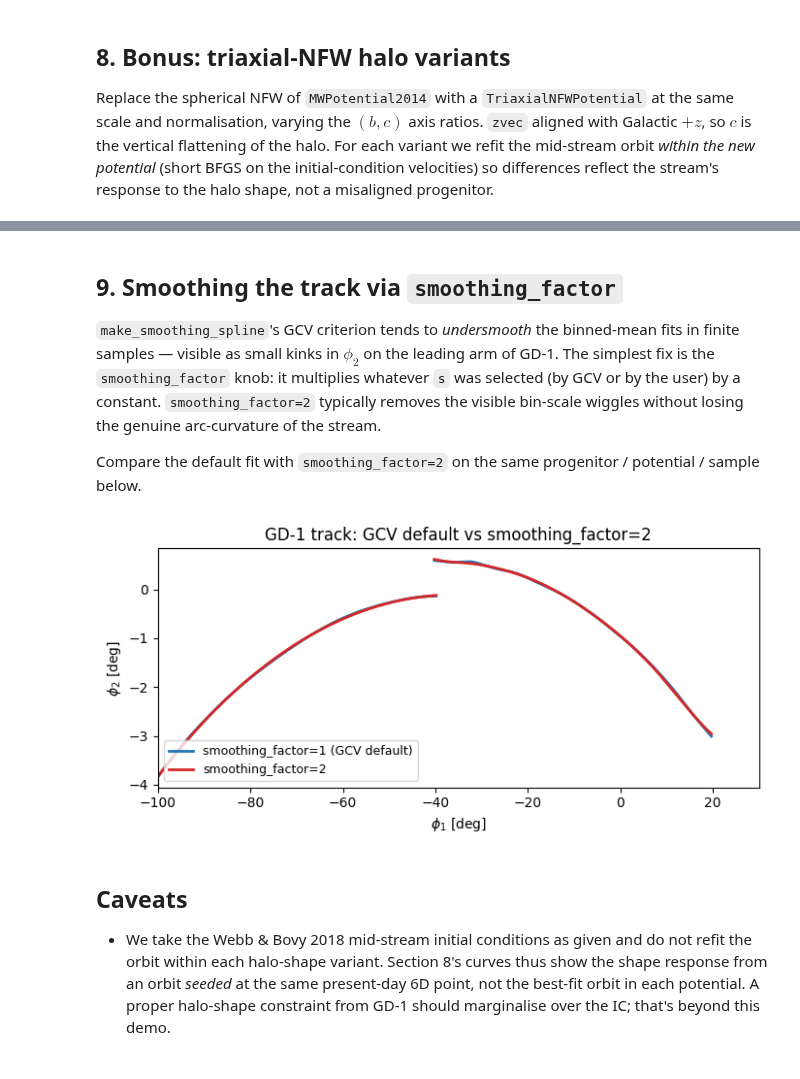
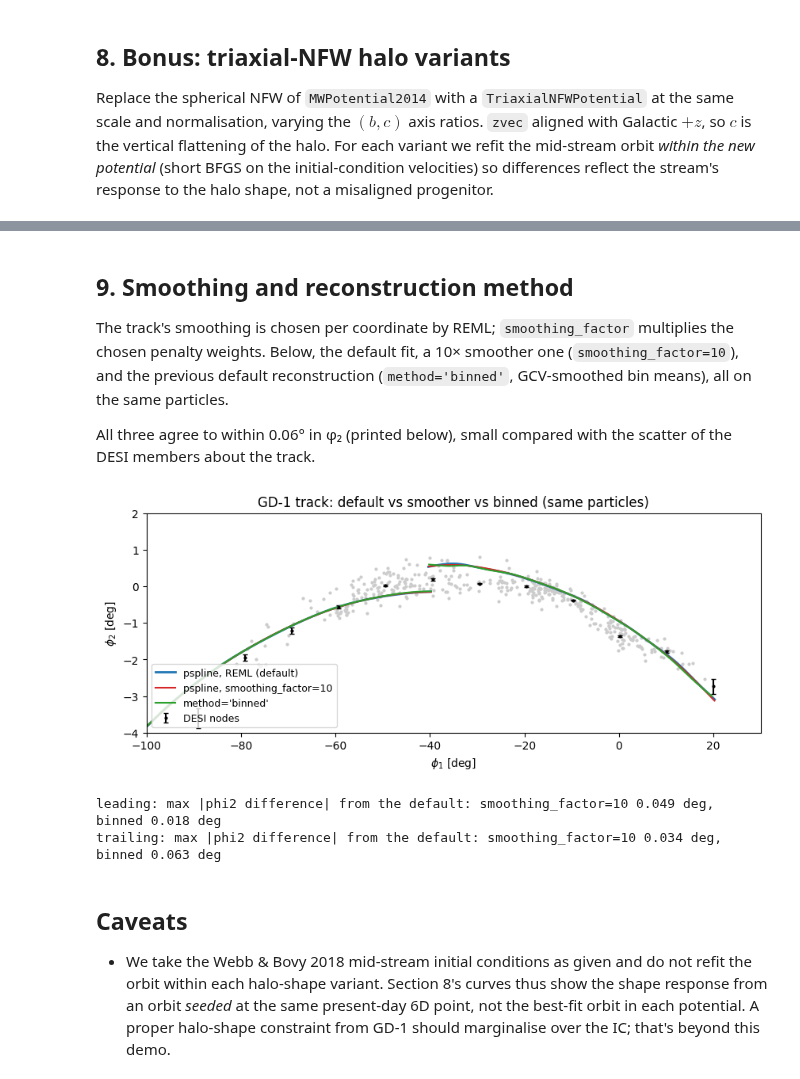
Before and after one commit to jobovy/streamtrack-experiments, a Jupyter notebook: notebooks/gd1_track_example.ipynb, the cells around one changed output, grey strips where cells are left out. Drawn from its saved outputs; the diff is of its cells as text; code cells hidden in the pictures.

```diff
--- a/notebooks/gd1_track_example.ipynb
+++ b/notebooks/gd1_track_example.ipynb
@@ -573,26 +577,50 @@ b=0.9, c=0.8 (triaxial): M(<20 kpc ellipsoidal) = 1.112e+11
 # %% [markdown]
-## 9. Smoothing the track via `smoothing_factor`
+## 9. Smoothing and reconstruction method
 
-`make_smoothing_spline`'s GCV criterion tends to *undersmooth* the binned-mean fits in finite samples — visible as small kinks in $\phi_2$ on the leading arm of GD-1. The simplest fix is the `smoothing_factor` knob: it multiplies whatever `s` was selected (by GCV or by the user) by a constant. `smoothing_factor=2` typically removes the visible bin-scale wiggles without losing the genuine arc-curvature of the stream.
+The track's smoothing is chosen per coordinate by REML; `smoothing_factor`
+multiplies the chosen penalty weights. Below, the default fit, a 10× smoother
+one (`smoothing_factor=10`), and the previous default reconstruction
+(`method='binned'`, GCV-smoothed bin means), all on the same particles.
 
-Compare the default fit with `smoothing_factor=2` on the same progenitor / potential / sample below.
+All three agree to within 0.06° in φ₂ (printed below), small compared with
+the scatter of the DESI members about the track.
 # %%
+spdf_WB = fardal15spraydf(progenitor_mass=1.6e4*u.Msun, progenitor=WB_prog,
+                          pot=MWPotential2014, tdisrupt=3.3*u.Gyr, tail='both',
+                          ro=8.122, vo=220.0)
 numpy.random.seed(0)
-track_default = make_track(WB_prog, MWPotential2014)
-numpy.random.seed(0)
-track_smooth = make_track(WB_prog, MWPotential2014, smoothing_factor=2.0)
+track_default = spdf_WB.streamTrack(n=3000, custom_sky_transform=R_GD1)
+track_smooth = spdf_WB.streamTrack(particles=track_default.particles, tail='both',
+                                   custom_sky_transform=R_GD1, smoothing_factor=10.0)
+track_binned = spdf_WB.streamTrack(particles=track_default.particles, tail='both',
+                                   custom_sky_transform=R_GD1, method='binned')
 
-fig, ax = pyplot.subplots(figsize=(8, 3.2))
-overlay_track(track_default, ax, 'C0', 'smoothing_factor=1 (GCV default)')
-overlay_track(track_smooth,  ax, 'C3', 'smoothing_factor=2')
+fig, ax = pyplot.subplots(figsize=(10, 3.6))
+ax.scatter(high['phi1'], high['phi2'], c='0.8', s=4)
+ax.errorbar(nodes['phi1'], nodes['phi2'], yerr=nodes['phi2_err_plus'],
+            fmt='k.', ms=4, capsize=2, label='DESI nodes')
+overlay_track(track_default, ax, 'C0', 'pspline, REML (default)')
+overlay_track(track_smooth,  ax, 'C3', 'pspline, smoothing_factor=10', lw=1.5)
+overlay_track(track_binned,  ax, 'C2', "method='binned'", lw=1.5)
 ax.set_xlabel(r'$\phi_1$ [deg]')
 ax.set_ylabel(r'$\phi_2$ [deg]')
-ax.set_xlim(-100, 30)
+ax.set_xlim(-100, 30); ax.set_ylim(-4, 2)
 ax.legend(loc='lower left', fontsize=9)
-ax.set_title('GD-1 track: GCV default vs smoothing_factor=2')
+ax.set_title('GD-1 track: default vs smoother vs binned (same particles)')
 pyplot.show()
+
+for arm_name in ('leading', 'trailing'):
+    a0, a1, a2 = (getattr(t, arm_name) for t in (track_default, track_smooth, track_binned))
+    lo = max(a.tp_grid().min() for a in (a0, a1, a2))
+    hi = min(a.tp_grid().max() for a in (a0, a1, a2))
+    tps = numpy.linspace(lo, hi, 301)
+    print(f"{arm_name}: max |phi2 difference| from the default: "
+          f"smoothing_factor=10 {numpy.max(numpy.abs(a1.phi2(tps) - a0.phi2(tps))):.3f} deg, "
+          f"binned {numpy.max(numpy.abs(a2.phi2(tps) - a0.phi2(tps))):.3f} deg")
 # %% [output]
-[figure, old version]
+[figure, new version]
+leading: max |phi2 difference| from the default: smoothing_factor=10 0.049 deg, binned 0.018 deg
+trailing: max |phi2 difference| from the default: smoothing_factor=10 0.034 deg, binned 0.063 deg
 # %% [markdown]
 ## Caveats
 
```
Also changed, not shown: parts of 17 cells of this notebook, 7 other files.
